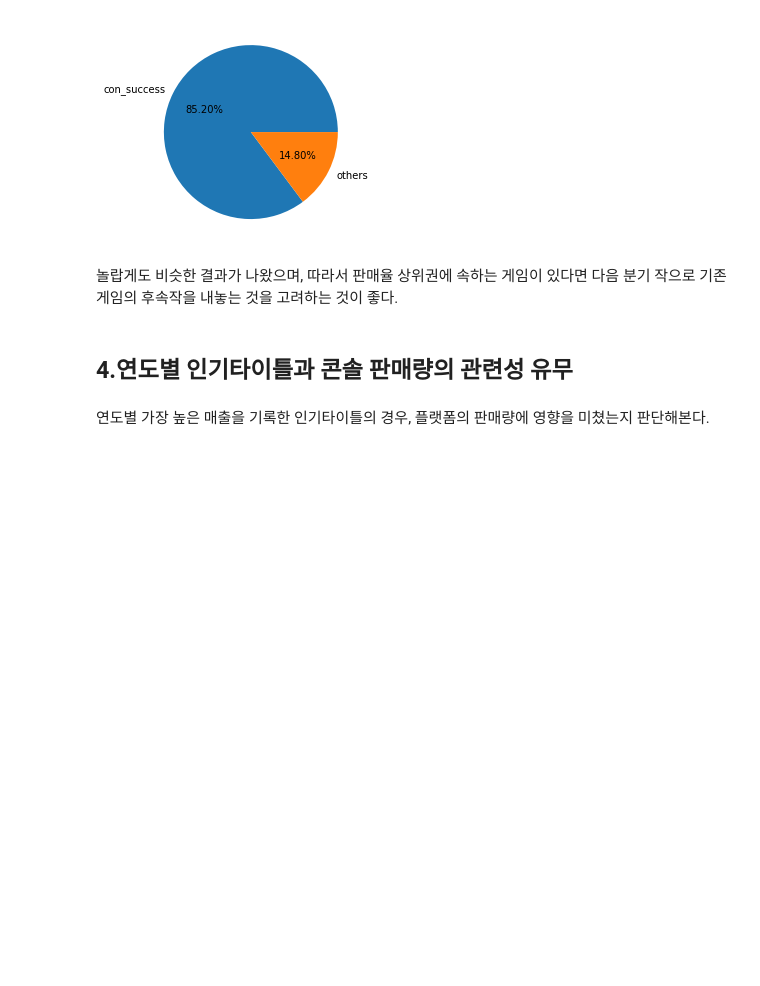
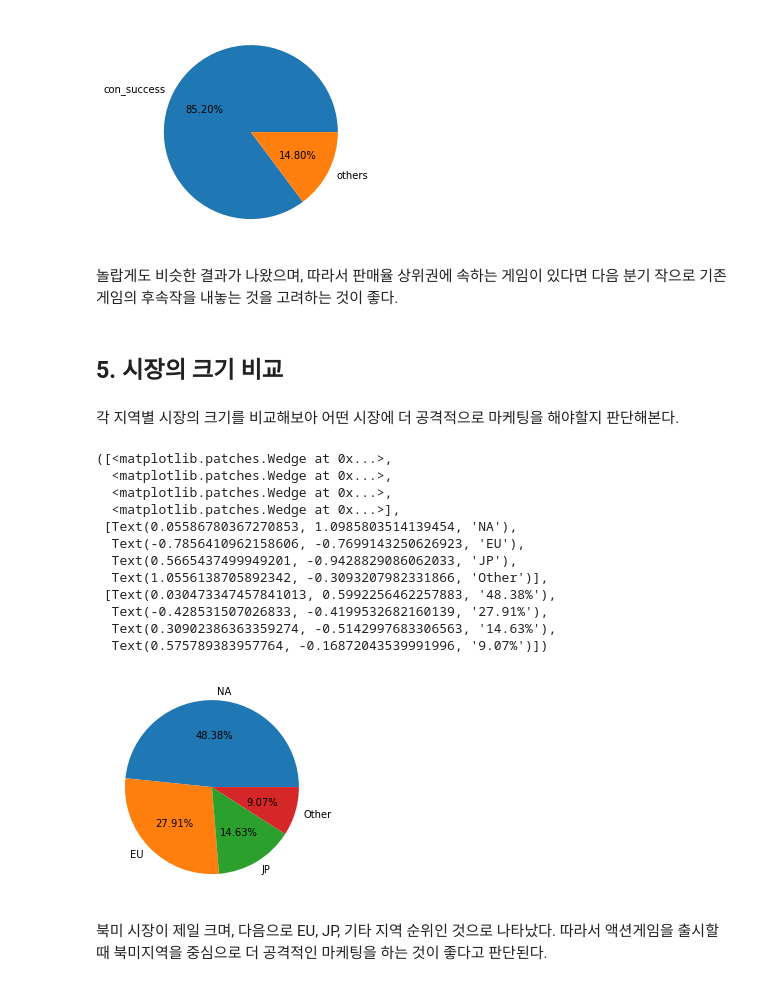
Before and after one commit to sbtmsk/project1, a Jupyter notebook: project1.ipynb, the cells around one changed output. Drawn from its saved outputs; the diff is of its cells as text; code cells hidden in the pictures; blank space fills up the shorter version.

```diff
--- a/project1.ipynb
+++ b/project1.ipynb
@@ -763,7 +764,37 @@ plt.pie(ratio, labels=labels,autopct='%.2f%%')
 [figure]
 # %% [markdown]
 놀랍게도 비슷한 결과가 나왔으며, 따라서 판매율 상위권에 속하는 게임이 있다면 다음 분기 작으로 기존 게임의 후속작을 내놓는 것을 고려하는 것이 좋다.
-# %% [markdown]
-## **4.연도별 인기타이틀과 콘솔 판매량의 관련성 유무**
-# %% [markdown]
-연도별 가장 높은 매출을 기록한 인기타이틀의 경우, 플랫폼의 판매량에 영향을 미쳤는지 판단해본다.
+# %% [markdown]
+## **5. 시장의 크기 비교**
+# %% [markdown]
+각 지역별 시장의 크기를 비교해보아 어떤 시장에 더 공격적으로 마케팅을 해야할지 판단해본다.
+# %%
+NA = DF.NA_Sales.sum()
+EU = DF.EU_Sales.sum()
+JP = DF.JP_Sales.sum()
+Other = DF.Other_Sales.sum()
+# %%
+na = NA
+eu = EU
+jp = JP
+other = Other
+ratio = [na,eu,jp,other]
+labels = ['NA','EU','JP','Other']
+plt.pie(ratio, labels=labels,autopct='%.2f%%')
+# %% [output]
+([<matplotlib.patches.Wedge at 0x...>,
+  <matplotlib.patches.Wedge at 0x...>,
+  <matplotlib.patches.Wedge at 0x...>,
+  <matplotlib.patches.Wedge at 0x...>],
+ [Text(0.05586780367270853, 1.0985803514139454, 'NA'),
+  Text(-0.7856410962158606, -0.7699143250626923, 'EU'),
+  Text(0.5665437499949201, -0.9428829086062033, 'JP'),
+  Text(1.0556138705892342, -0.3093207982331866, 'Other')],
+ [Text(0.030473347457841013, 0.5992256462257883, '48.38%'),
+  Text(-0.428531507026833, -0.4199532682160139, '27.91%'),
+  Text(0.30902386363359274, -0.5142997683306563, '14.63%'),
+  Text(0.575789383957764, -0.16872043539991996, '9.07%')])
+[figure, added]
+# %% [markdown]
+북미 시장이 제일 크며, 다음으로 EU, JP, 기타 지역 순위인 것으로 나타났다.
+따라서 액션게임을 출시할 때 북미지역을 중심으로 더 공격적인 마케팅을 하는 것이 좋다고 판단된다.
```
Also changed, not shown: parts of 6 cells of this notebook.
